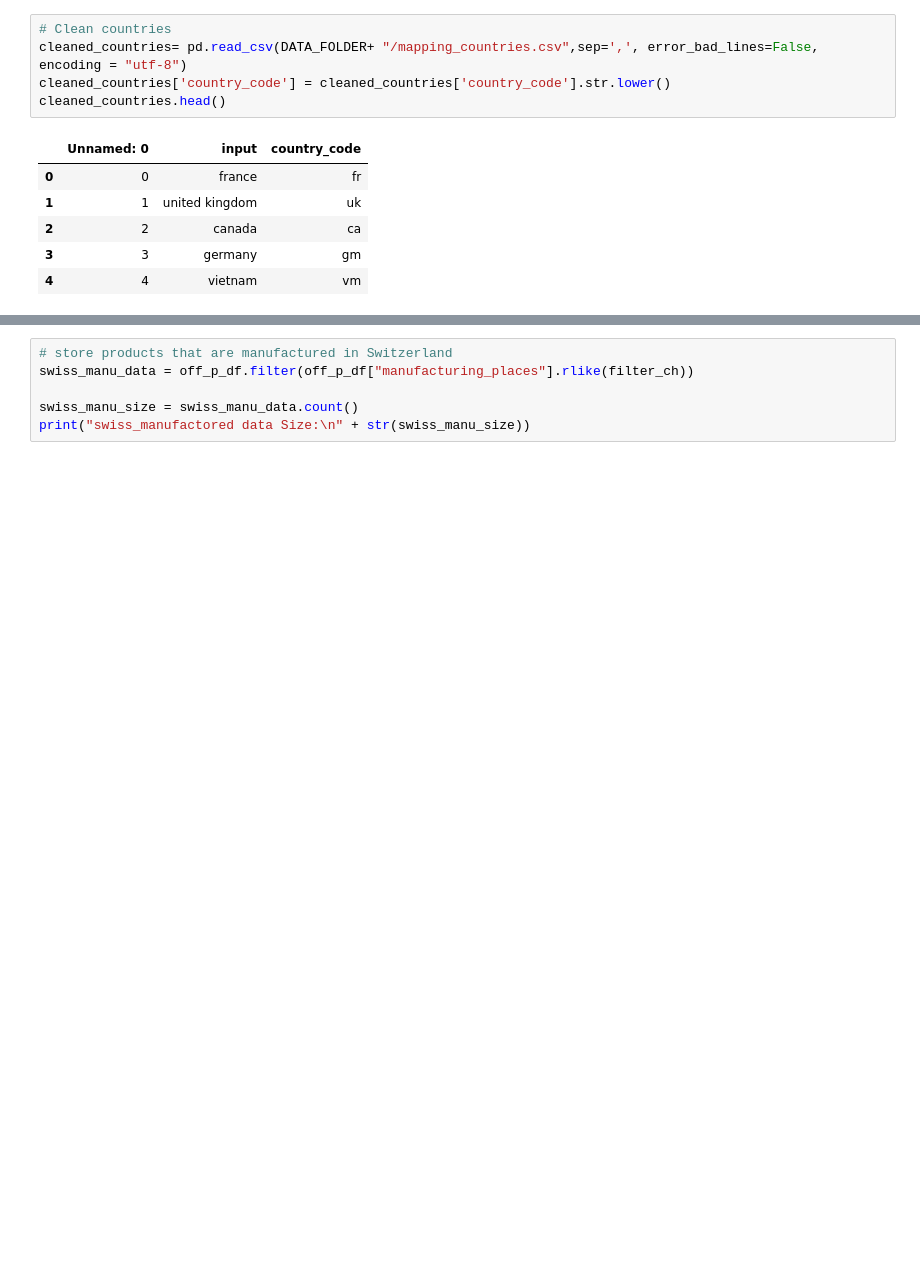
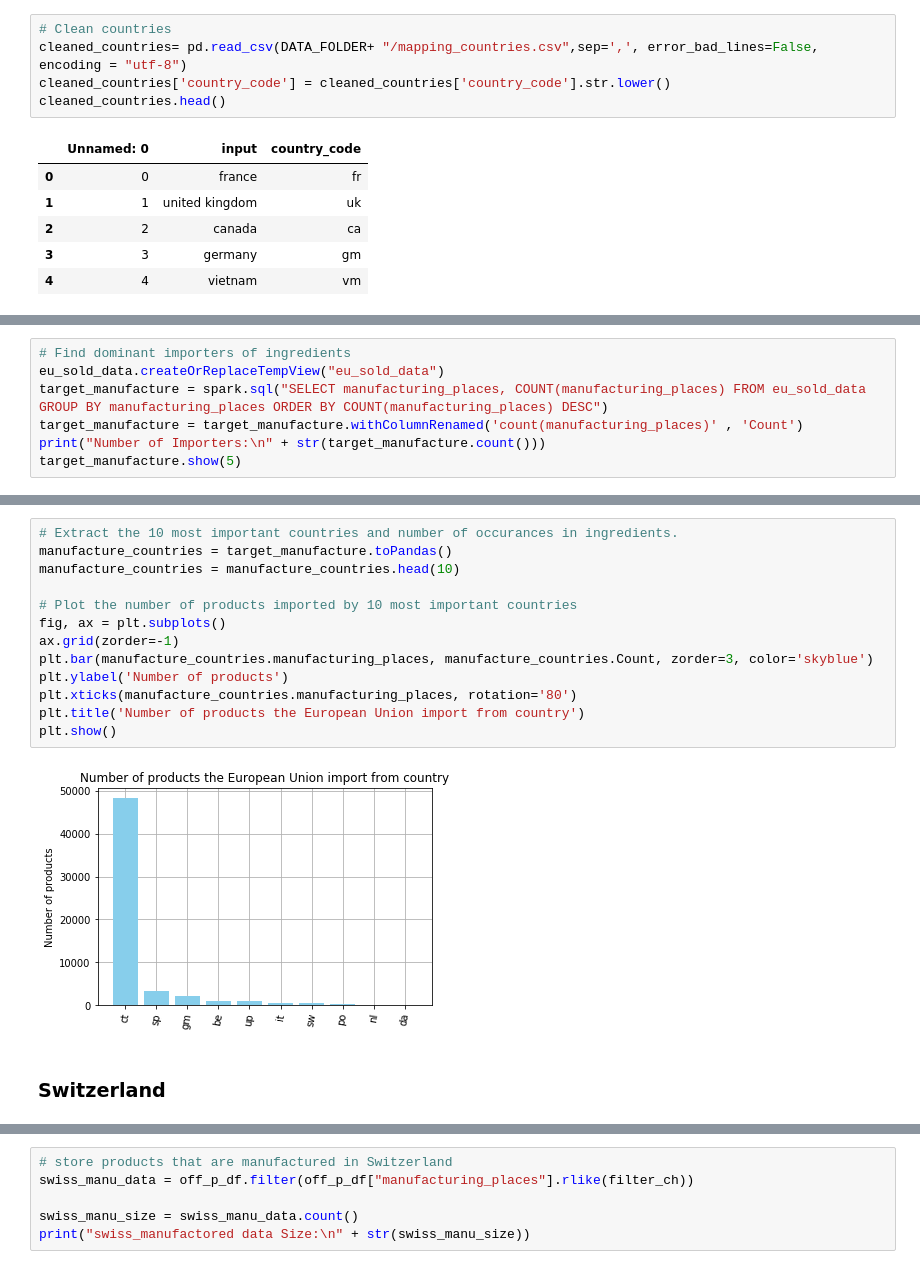
Before and after one commit to MrymZakani/ADA, a Jupyter notebook: project_EU.ipynb, the cells around one changed output, grey strips where cells are left out. Drawn from its saved outputs; the diff is of its cells as text; blank space fills up the shorter version.

```diff
--- a/project_EU.ipynb
+++ b/project_EU.ipynb
@@ -215,0 +404,7 @@ print("swiss_origin data Size:\n" + str(swiss_origin_size))
+# %%
+# Find dominant importers of ingredients
+eu_sold_data.createOrReplaceTempView("eu_sold_data")
+target_manufacture = spark.sql("SELECT manufacturing_places, COUNT(manufacturing_places) FROM eu_sold_data GROUP BY manufacturing_places ORDER BY COUNT(manufacturing_places) DESC")
+target_manufacture = target_manufacture.withColumnRenamed('count(manufacturing_places)' , 'Count')
+print("Number of Importers:\n" + str(target_manufacture.count()))
+target_manufacture.show(5)
@@ -215,0 +424,17 @@ print("swiss_origin data Size:\n" + str(swiss_origin_size))
+# %%
+# Extract the 10 most important countries and number of occurances in ingredients.
+manufacture_countries = target_manufacture.toPandas()
+manufacture_countries = manufacture_countries.head(10)
+
+# Plot the number of products imported by 10 most important countries
+fig, ax = plt.subplots()
+ax.grid(zorder=-1)
+plt.bar(manufacture_countries.manufacturing_places, manufacture_countries.Count, zorder=3, color='skyblue')
+plt.ylabel('Number of products')
+plt.xticks(manufacture_countries.manufacturing_places, rotation='80')
+plt.title('Number of products the European Union import from country')
+plt.show()
+# %% [output]
+[figure, added]
+# %% [markdown]
+### Switzerland
```
Also changed, not shown: parts of 46 cells of this notebook.
